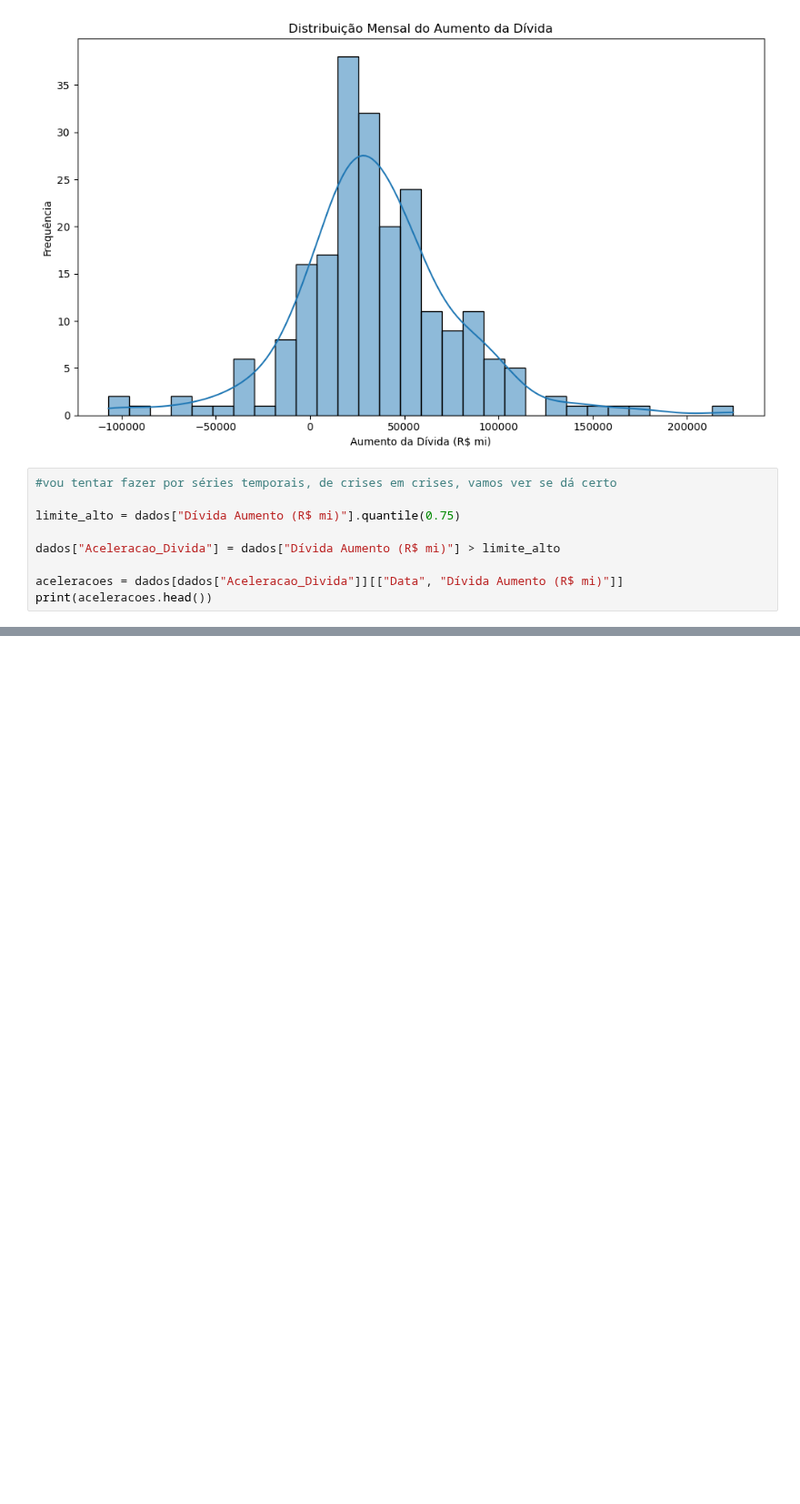
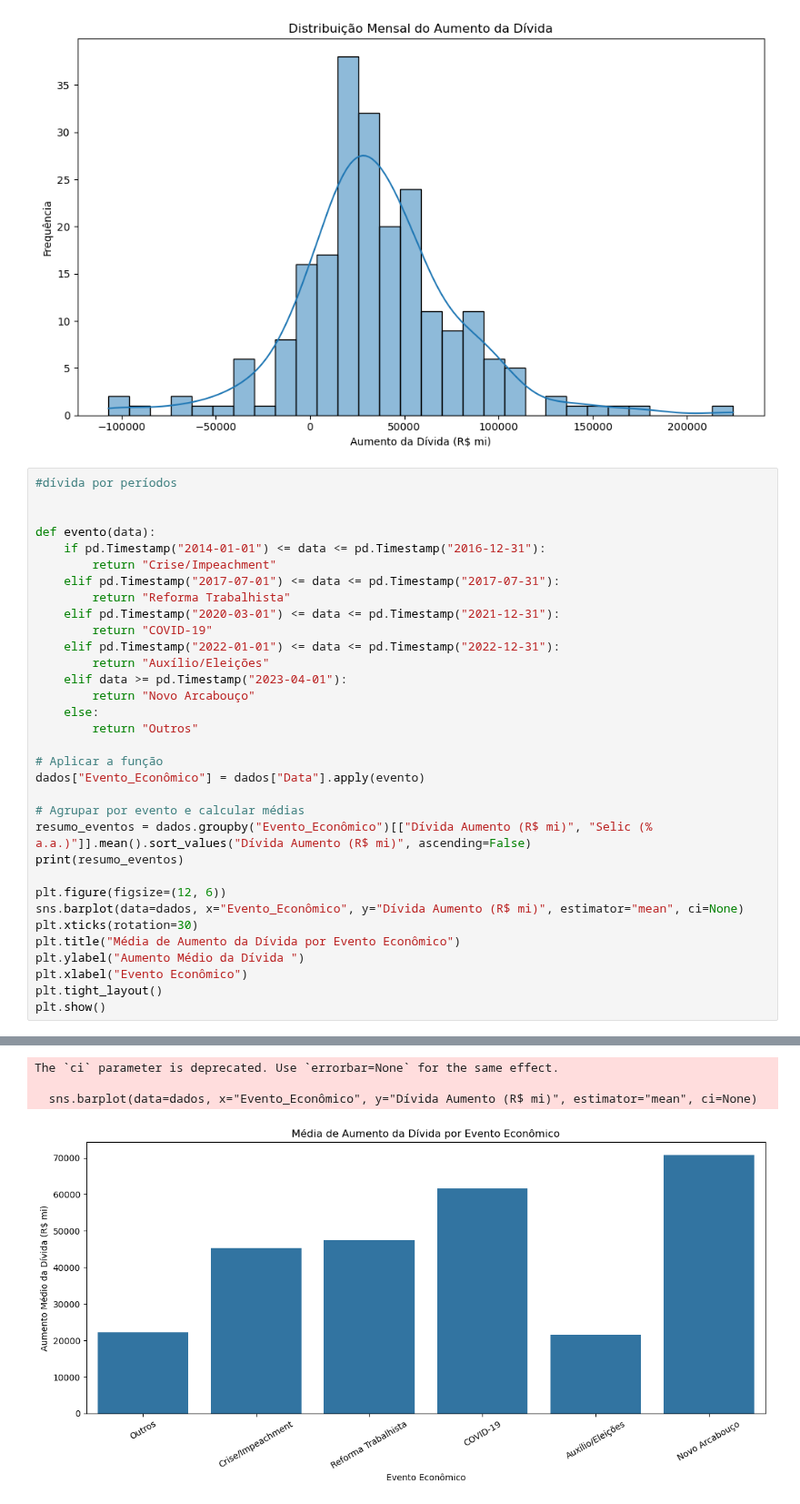
Before and after one commit to rodrigogrinfeld1/Projeto-DEV---Grupo-1, a Jupyter notebook: Código.ipynb, the cells around one changed output, grey strips where cells are left out. Shown at 91% size. Cells and saved outputs as stored; diff of their text form; blank space fills up the shorter version.

```diff
--- a/Código.ipynb
+++ b/Código.ipynb
@@ -147,12 +172,36 @@ plt.show()
 # %% [output]
 [figure]
 # %%
-#vou tentar fazer por séries temporais, de crises em crises, vamos ver se dá certo
+#dívida por períodos
 
-limite_alto = dados["Dívida Aumento (R$ mi)"].quantile(0.75)
 
-dados["Aceleracao_Divida"] = dados["Dívida Aumento (R$ mi)"] > limite_alto
+def evento(data):
+    if pd.Timestamp("2014-01-01") <= data <= pd.Timestamp("2016-12-31"):
+        return "Crise/Impeachment"
+    elif pd.Timestamp("2017-07-01") <= data <= pd.Timestamp("2017-07-31"):
+        return "Reforma Trabalhista"
+    elif pd.Timestamp("2020-03-01") <= data <= pd.Timestamp("2021-12-31"):
+        return "COVID-19"
+    elif pd.Timestamp("2022-01-01") <= data <= pd.Timestamp("2022-12-31"):
+        return "Auxílio/Eleições"
+    elif data >= pd.Timestamp("2023-04-01"):
+        return "Novo Arcabouço"
+    else:
+        return "Outros"
 
-aceleracoes = dados[dados["Aceleracao_Divida"]][["Data", "Dívida Aumento (R$ mi)"]]
-print(aceleracoes.head())
+# Aplicar a função
+dados["Evento_Econômico"] = dados["Data"].apply(evento)
+
+# Agrupar por evento e calcular médias
+resumo_eventos = dados.groupby("Evento_Econômico")[["Dívida Aumento (R$ mi)", "Selic (% a.a.)"]].mean().sort_values("Dívida Aumento (R$ mi)", ascending=False)
+print(resumo_eventos)
+
+plt.figure(figsize=(12, 6))
+sns.barplot(data=dados, x="Evento_Econômico", y="Dívida Aumento (R$ mi)", estimator="mean", ci=None)
+plt.xticks(rotation=30)
+plt.title("Média de Aumento da Dívida por Evento Econômico")
+plt.ylabel("Aumento Médio da Dívida ")
+plt.xlabel("Evento Econômico")
+plt.tight_layout()
+plt.show()
 # %% [output]
@@ -164,0 +216,4 @@ print(aceleracoes.head())
+The `ci` parameter is deprecated. Use `errorbar=None` for the same effect.
+
+  sns.barplot(data=dados, x="Evento_Econômico", y="Dívida Aumento (R$ mi)", estimator="mean", ci=None)
+[figure, added]
```
Also changed, not shown: parts of 4 cells of this notebook.
